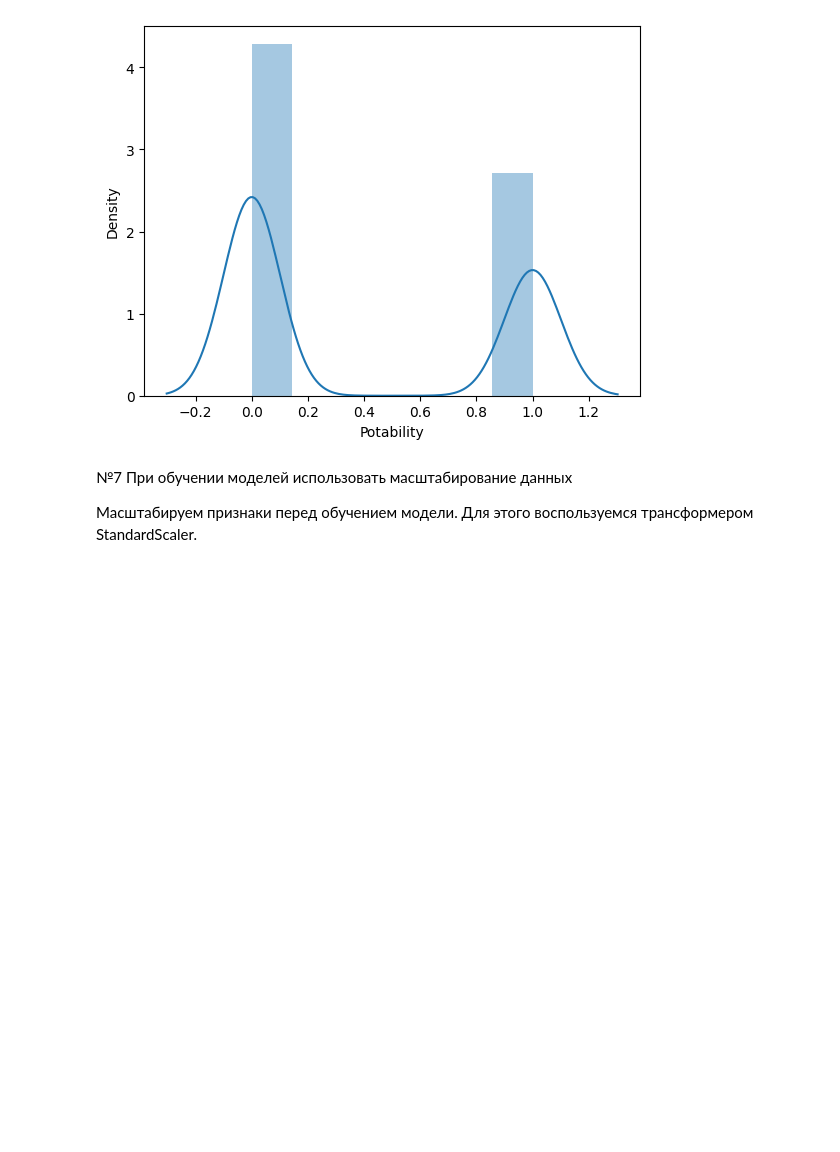
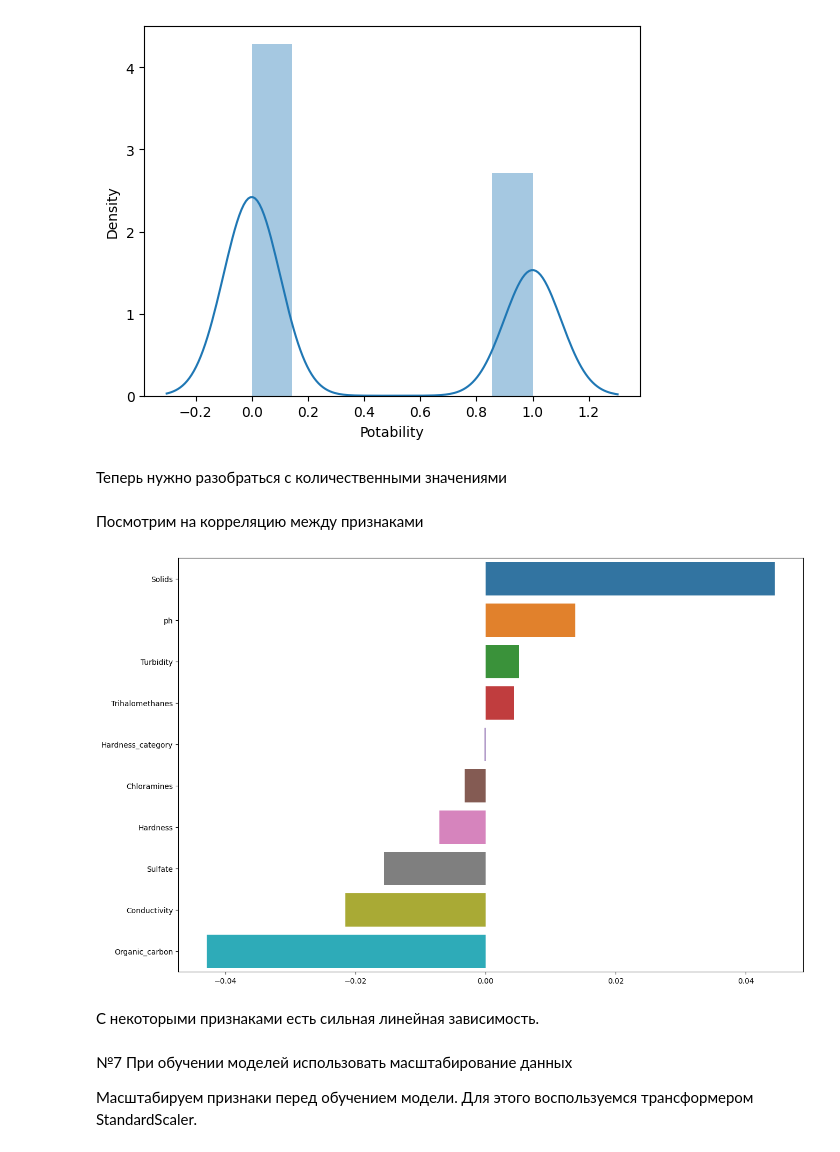
Before and after one commit to PlatonovaEkaterina/Machine-Learning, a Jupyter notebook: Task One/Task1.ipynb, the cells around one changed output. Drawn from its saved outputs; the diff is of its cells as text; code cells hidden in the pictures; blank space fills up the shorter version.

```diff
--- a/Task One/Task1.ipynb
+++ b/Task One/Task1.ipynb
@@ -192,6 +193,26 @@ X_train, X_test, y_train, y_test = train_test_split(X, y, test_size=0.2, random_
 sns.distplot(y_train);
 # %% [output]
 [figure]
+# %% [markdown]
+Теперь нужно разобраться с количественными значениями
+# %%
+numeric_data = X_train.select_dtypes([np.number])
+numeric_mean = numeric_data.mean()
+numeric_features = numeric_data.columns
+
+X_train = X_train.fillna(numeric_mean)
+X_test = X_test.fillna(numeric_mean)
+# %% [markdown]
+Посмотрим на корреляцию между признаками
+# %%
+correlations = X_train[numeric_features].corrwith(y_train).sort_values(ascending=False)
+
+plot = sns.barplot(y=correlations.index, x=correlations)
+plot.figure.set_size_inches(15, 10)
+# %% [output]
+[figure, added]
+# %% [markdown]
+С некоторыми признаками есть сильная линейная зависимость.
 # %% [markdown]
 №7 При обучении моделей использовать масштабирование данных
 
```
Also changed, not shown: parts of 13 cells of this notebook.
